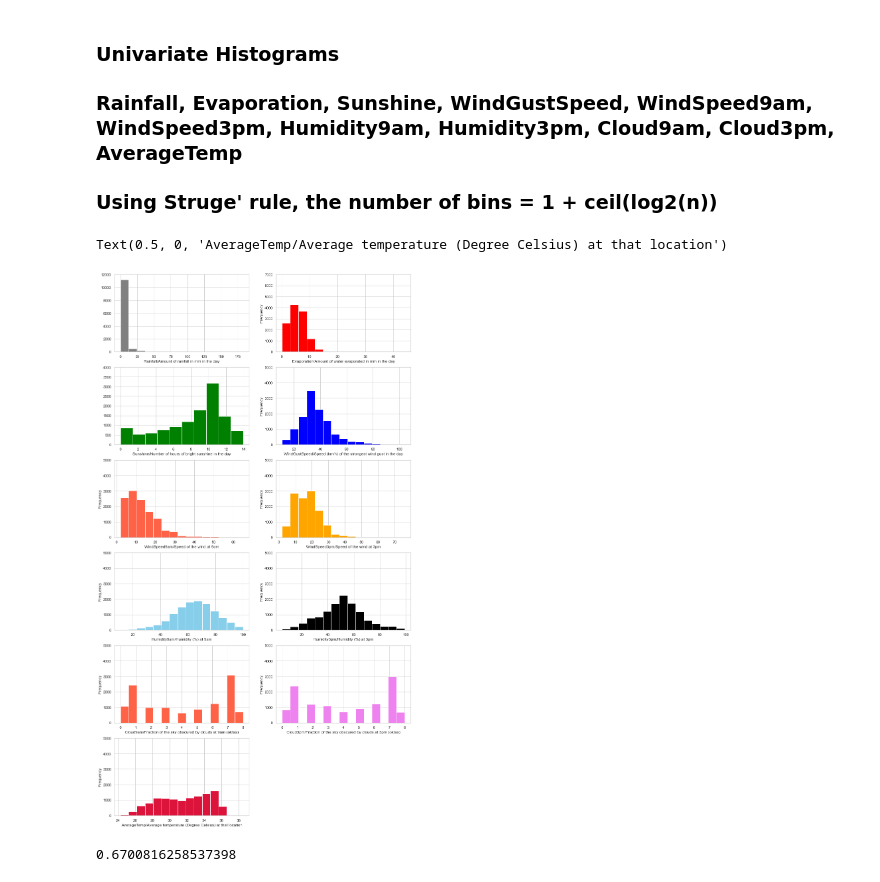
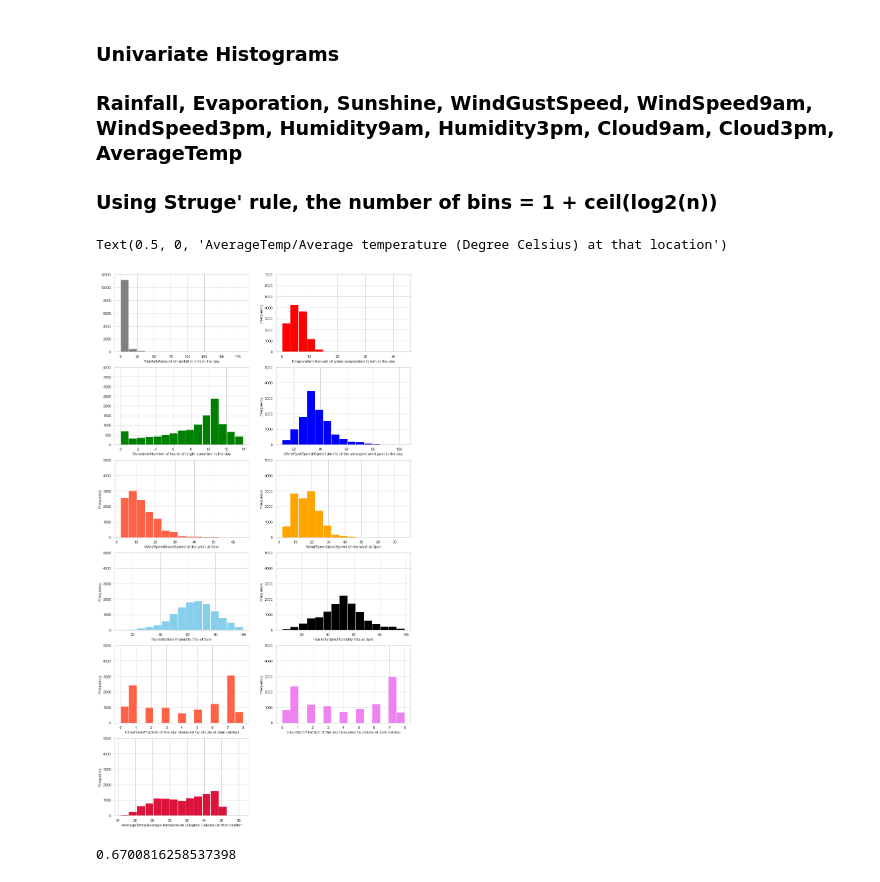
Before and after one commit to JiaJun98/aiap14-goh-jia-jun-745Z, a Jupyter notebook: eda.ipynb, the cells around one changed output. Cells and saved outputs as stored; diff of their text form; code cells hidden in the pictures.

```diff
--- a/eda.ipynb
+++ b/eda.ipynb
@@ -549,7 +549,7 @@ plt.xlabel("Evaporation/Amount of water evaporated in mm in the day")
 
 plt.subplot(6,2,3)
 plt.ylim(0, 4000)
-fishing_df_copy_no_missing["Sunshine"].hist(color ="green", bins = 10)
+fishing_df_copy_no_missing["Sunshine"].hist(color ="green", bins = 15)
 plt.xlabel("Sunshine/Number of hours of bright sunshine in the day")
 
 sns.set(style="whitegrid")
@@ -568,34 +568,34 @@ plt.subplot(6,2,6)
 plt.ylim(0, 5000)
 fishing_df_copy_no_missing["WindSpeed3pm"].plot.hist(color ="orange", bins = 15)
 #fishing_df_copy_no_missing["WindSpeed3pm"].plot.hist(color ="orange", bins = 15)
 plt.xlabel("WindSpeed3pm/Speed of the wind at 3pm")
 
 plt.subplot(6,2,7)
 plt.ylim(0, 5000)
 fishing_df_copy_no_missing["Humidity9am"].plot.hist(color ="skyblue", bins = 15)
 plt.xlabel("Humidity9am/Humidity (%) at 9am")
 
 plt.subplot(6,2,8)
 plt.ylim(0, 5000)
 fishing_df_copy_no_missing["Humidity3pm"].plot.hist(color ="black", bins = 15)
 plt.xlabel("Humidity3pm/Humidity (%) at 3pm")
 
 plt.subplot(6,2,9)
 plt.ylim(0, 5000)
 fishing_df_copy_no_missing["Cloud9am"].plot.hist(color ="tomato", bins = 15)
 plt.xlabel("Cloud9am/Fraction of the sky obscured by clouds at 9am (oktas)")
 
 plt.subplot(6,2,10)
 plt.ylim(0, 5000)
 fishing_df_copy_no_missing["Cloud3pm"].plot.hist(color ="violet", bins = 15)
 plt.xlabel("Cloud3pm/Fraction of the sky obscured by clouds at 3pm (oktas)")
 plt.subplot(6,2,11)
 plt.ylim(0, 5000)
 fishing_df_copy_no_missing["AverageTemp"].plot.hist(color ="crimson", bins = 15)
 plt.xlabel("AverageTemp/Average temperature (Degree Celsius) at that location")
 # %% [output]
 Text(0.5, 0, 'AverageTemp/Average temperature (Degree Celsius) at that location')
-[figure, old version]
+[figure, new version]
 # %%
 print(len(fishing_df_copy_no_missing.query("Rainfall == 0"))/len(fishing_df_copy_no_missing))
 # %% [output]
```
Also changed, not shown: parts of 2 cells of this notebook.
